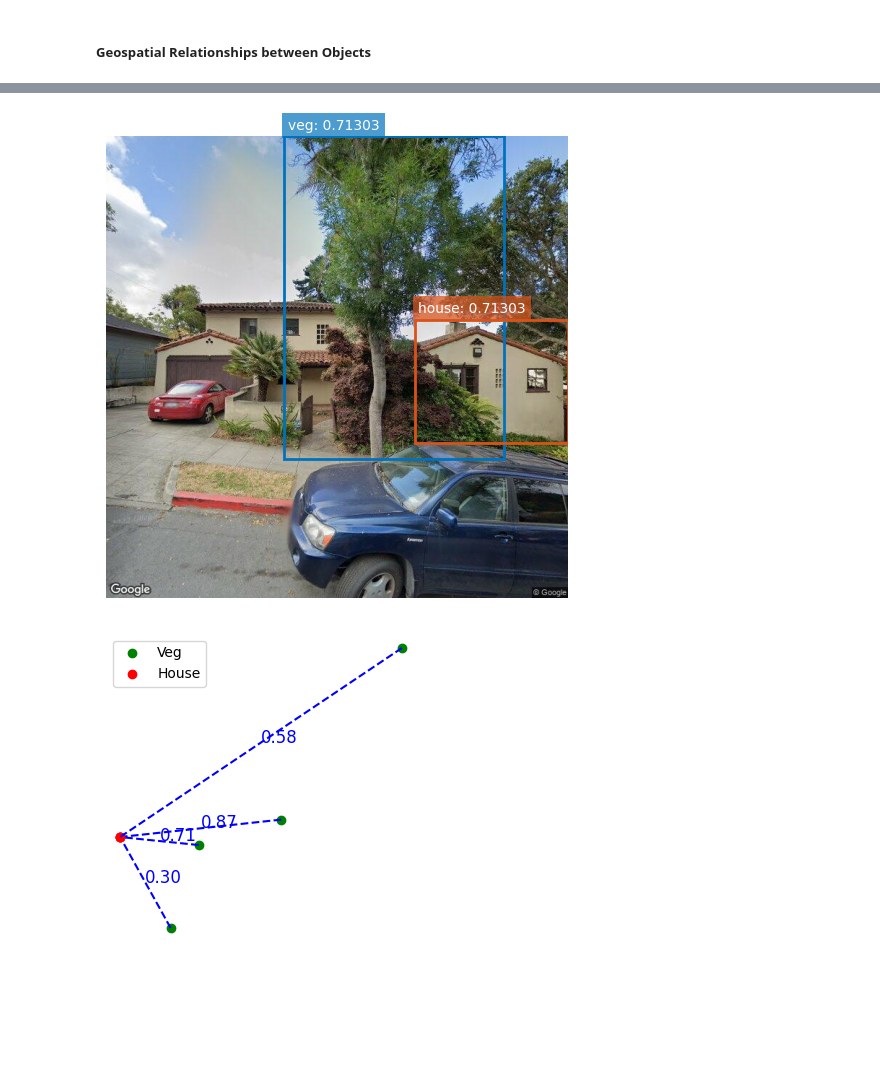
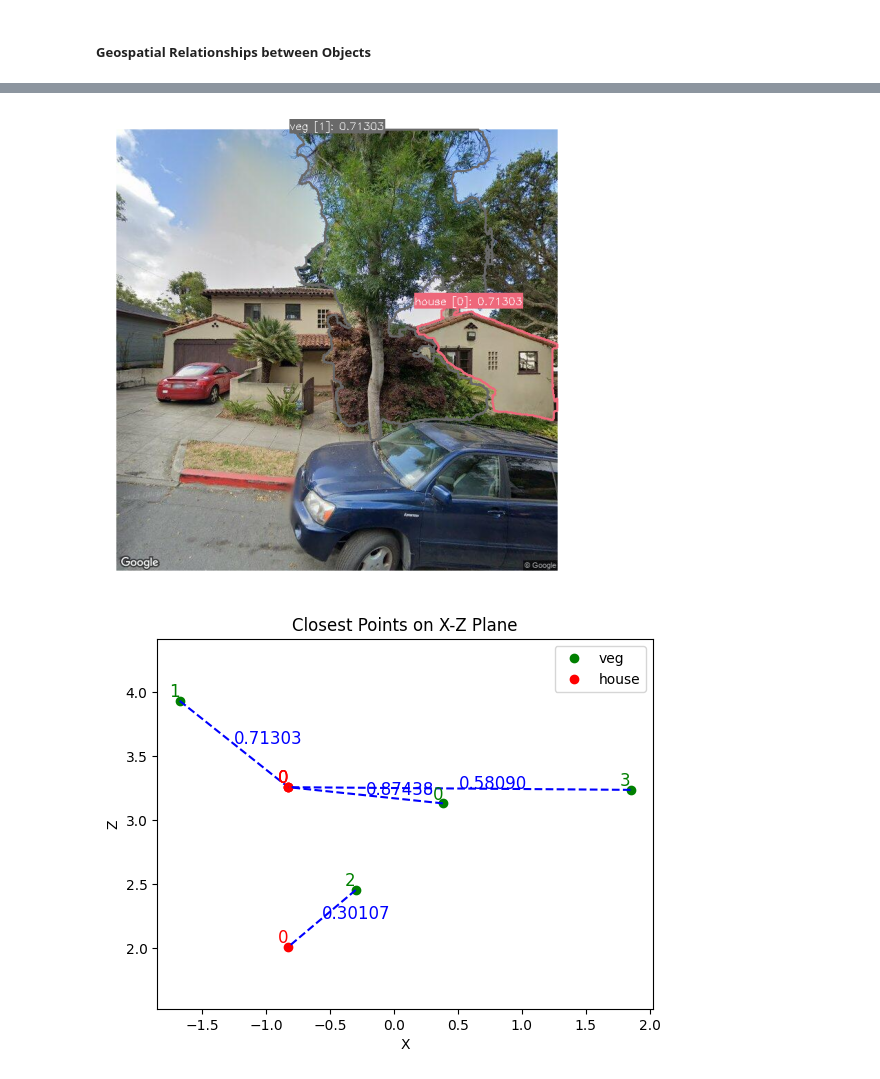
Before and after one commit to qlllllll/wildfire-prevention, a Jupyter notebook: src/gsv.ipynb, the cells around one changed output, grey strips where cells are left out. Cells and saved outputs as stored; diff of their text form; code cells hidden in the pictures; blank space fills up the shorter version.

```diff
--- a/src/gsv.ipynb
+++ b/src/gsv.ipynb
@@ -80,7 +77,7 @@ from object_detection_utils import load_images, depth_estimate, convert_depth_to
 
 images = load_images(folder_path='./gsv_images')[:10]
 
-# Estimate depth maps for the images
+# Estimate depth maps for the images  >>>
 depth_maps = depth_estimate(images)
 
 # Project pixels onto a 3D plane
@@ -90,9 +87,9 @@ coords = convert_depth_to_coords(depth_maps)
 detections = object_grounded_segmentation(images, ['vegetation', 'house', 'fire hydrant'])
 
 # Reformat detections into a dictionary grouped by label
-detection_dict = reformat_detections(detections)
+re_detections = reformat_detections(detections)
 
-# Estimate 3D bounding boxes for specific objects
-detection_dict['vegetation']['coords'] = generate_3d_bounding_boxes(detection_dict['vegetation']['mask'], coords, 'vegetation')
-detection_dict['house']['coords'] = generate_3d_bounding_boxes(detection_dict['house']['mask'], coords, 'house')
+# Estimate 3D bounding boxes for objects
+re_detections['coords'] = generate_3d_bounding_boxes(re_detections, coords)
+re_detections.head(5)
 # %% [output]
@@ -115,9 +105,9 @@ Loaded successfully
 from object_detection_utils import dist, group_distances
 
 # Calculate distances between vegetation and house coordinates.
-distances = dist(detection_dict['vegetation']['coords'], detection_dict['house']['coords'], 'veg', 'house')
+distances = dist(re_detections[re_detections['label']=='vegetation'][['image_index', 'coords']], re_detections[re_detections['label']=='house'][['image_index', 'coords']], 'veg', 'house')
 
 # Group the distances to vegetation by applying a minimum threshold and filter.
-dist_house_to_veg_min = group_distances(distances, detection_dict['vegetation'], detection_dict['house'], fn=min, thres=0.5)
+dist_house_to_veg_min = group_distances(distances, re_detections, 'veg', 'house', fn=min)
 dist_house_to_veg_min.head(5)
 # %% [output]
@@ -131,16 +121,16 @@ dist_house_to_veg_min.head(5)
 from plot_utils import *
 
 # Plot the distance between first vegetation and house pair for the first image
-plot_dist(images[0], dist_house_to_veg_min.iloc[0])
+annotate_mask_dist(images.iloc[0], dist_house_to_veg_min.iloc[0], 'veg', 'house')
 # %% [output]
-[figure, old version]
+[figure, new version]
 # %%
 from plot_utils import estimate_locations
 
 # Estimate the locations and plot the distance between vegetation and house for the image with index 0.
-estimate_locations(dist_house_to_veg_min, 0)
+estimate_locations(dist_house_to_veg_min, 0, 'veg', 'house')   #house to tree
 # %% [output]
-[figure, old version]
+[figure, new version]
 # %%
 from object_detection_utils import nearest_object_existence
 
```
Also changed, not shown: parts of 9 cells of this notebook.
